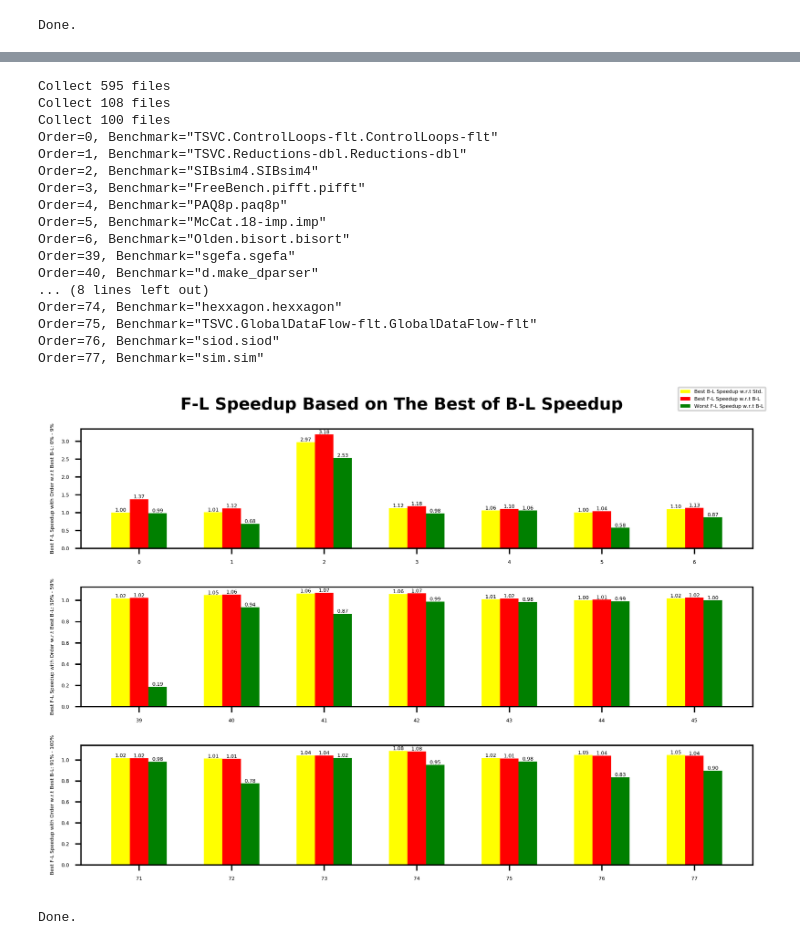
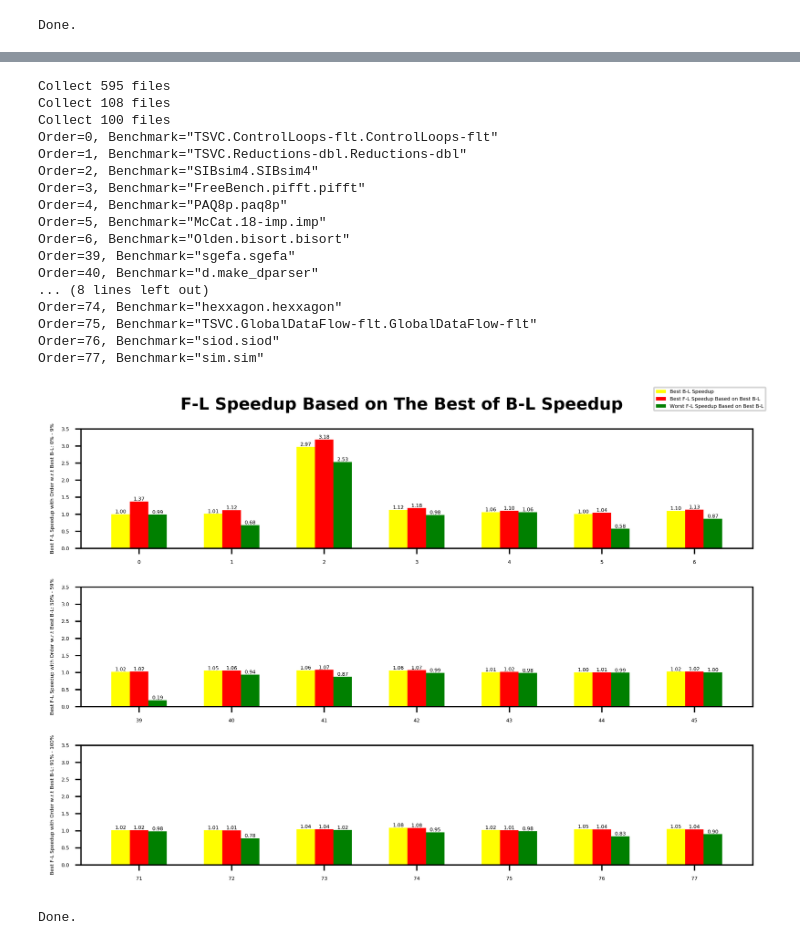
Before and after one commit to JaredCJR/ThesisTools, a Jupyter notebook: RandomSelect/LLVMTestSuiteScript/GraphGen/genGraphAnalysis.ipynb, the cells around one changed output, grey strips where cells are left out. Cells and saved outputs as stored; diff of their text form; code cells hidden in the pictures.

```diff
--- a/RandomSelect/LLVMTestSuiteScript/GraphGen/genGraphAnalysis.ipynb
+++ b/RandomSelect/LLVMTestSuiteScript/GraphGen/genGraphAnalysis.ipynb
@@ -601,7 +603,7 @@ if __name__ == '__main__':
     # Use arranged data to draw graph
     drawer = GraphDrawer()
     drawer.DrawSigmaComparsion("Normalized Simga Comparision between SingleCore and MultiCore",
-                                  SingleCoreSortedSigmaList, MultiCoreSortedSigmaList)
+                                  SingleCoreSortedSigmaList, MultiCoreSortedSigmaList, Ymax=0.45, Ymin=0.0)
 # %% [output]
 Collect 100 files
 Collect 100 files
@@ -663,8 +665,9 @@ if __name__ == '__main__':
     '''
     drawer = GraphDrawer()
     drawer.DrawRandomBenchmarkLevelSpeedup(RandomNormalizedBestWorstAndPassSetDict,
-                                           "Apply Random Benchmark-Level Passes on \"test-suite\"")
+                                           "Apply Random Benchmark-Level Passes on \"test-suite\"", Ymax=4.5, Ymin = 0.0)
 
+    print("Please modify the value on graph for those > 4 manually")
     print("Done.")
 # %% [output]
 Collect 108 files
@@ -728,33 +732,34 @@ if __name__ == '__main__':
     NormalizedFunctionLevelBestWorstAndPassSetDict = benchmarks.genNormalizedBestWorstAndPassSetDict(
         FunctionLevelBestWorstAndPassSetDict, StdMeanAndSigmaDict)
     NormalizedBenchmarkLevelBestWorstAndPassSetDict = benchmarks.genNormalizedBestWorstAndPassSetDict(
         BenchmarkLevelBestWorstAndPassSetDict, StdMeanAndSigmaDict)
     '''
     Draw the bar chart
     '''
     drawer = GraphDrawer()
     drawer.DrawFunctionLevelWithBenchmarkLevelCmp(NormalizedBenchmarkLevelBestWorstAndPassSetDict,
                                                   NormalizedFunctionLevelBestWorstAndPassSetDict,
-                                           "F-L Speedup Based on The Best of B-L Speedup")
+                                           "F-L Speedup Based on The Best of B-L Speedup",
+                                                 Ymax=3.5, Ymin = 0.0)
 
     print("Done.")
 # %% [output]
 Collect 595 files
 Collect 108 files
 Collect 100 files
 Order=0, Benchmark="TSVC.ControlLoops-flt.ControlLoops-flt"
 Order=1, Benchmark="TSVC.Reductions-dbl.Reductions-dbl"
 Order=2, Benchmark="SIBsim4.SIBsim4"
 Order=3, Benchmark="FreeBench.pifft.pifft"
 Order=4, Benchmark="PAQ8p.paq8p"
 Order=5, Benchmark="McCat.18-imp.imp"
 Order=6, Benchmark="Olden.bisort.bisort"
 Order=39, Benchmark="sgefa.sgefa"
 Order=40, Benchmark="d.make_dparser"
 ... (8 lines left out)
 Order=74, Benchmark="hexxagon.hexxagon"
 Order=75, Benchmark="TSVC.GlobalDataFlow-flt.GlobalDataFlow-flt"
 Order=76, Benchmark="siod.siod"
 Order=77, Benchmark="sim.sim"
-[figure, old version]
+[figure, new version]
 Done.
```
Also changed, not shown: parts of 3 cells of this notebook, 1 other file.
